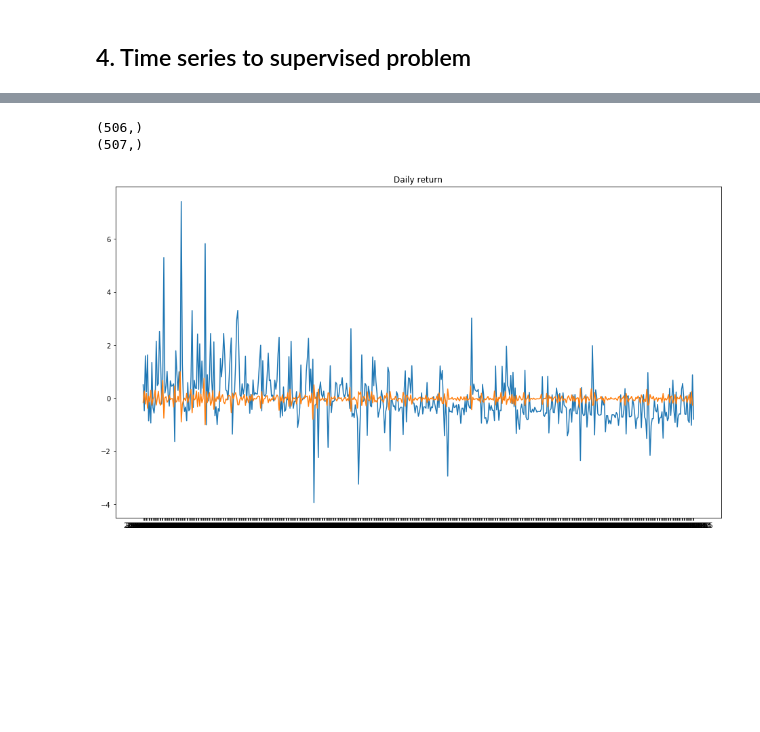
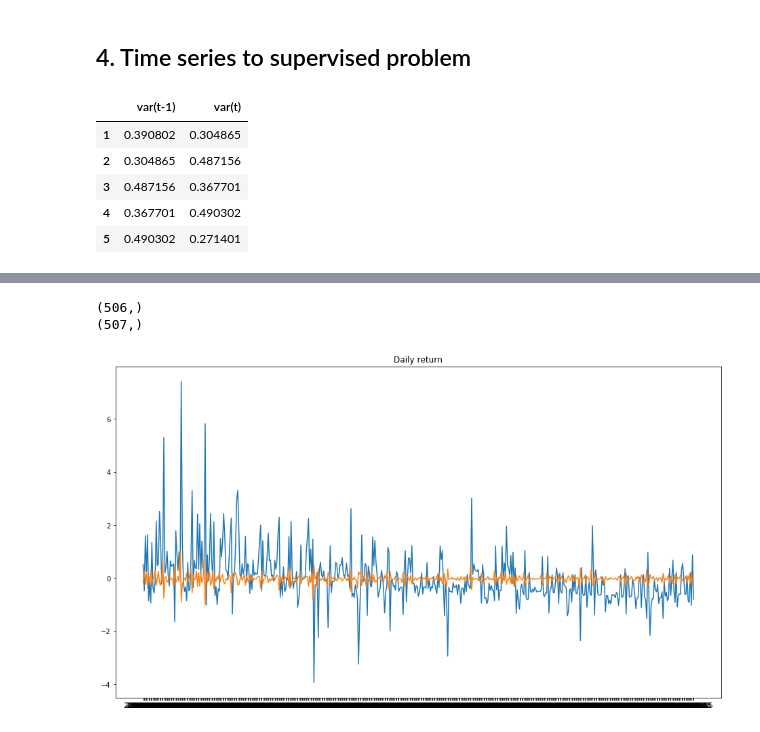
Before and after one commit to ingJSNA/machineLearning2018, a Jupyter notebook: Final Project/3 LSTM vs SVM.ipynb, the cells around one changed output, grey strips where cells are left out. Cells and saved outputs as stored; diff of their text form; code cells hidden in the pictures; blank space fills up the shorter version.

```diff
--- a/Final Project/3 LSTM vs SVM.ipynb
+++ b/Final Project/3 LSTM vs SVM.ipynb
@@ -78,0 +71,10 @@ data = pd.Series(scaled_X[:, 0])
+# %%
+data = series_to_supervised(profit, 1)
+data.head()
+# %% [output]
+|  | var(t-1) | var(t) |
+| 1 | 0.390802 | 0.304865 |
+| 2 | 0.304865 | 0.487156 |
+| 3 | 0.487156 | 0.367701 |
+| 4 | 0.367701 | 0.490302 |
+| 5 | 0.490302 | 0.271401 |
```
Also changed, not shown: parts of 8 cells of this notebook, 1 other file.
